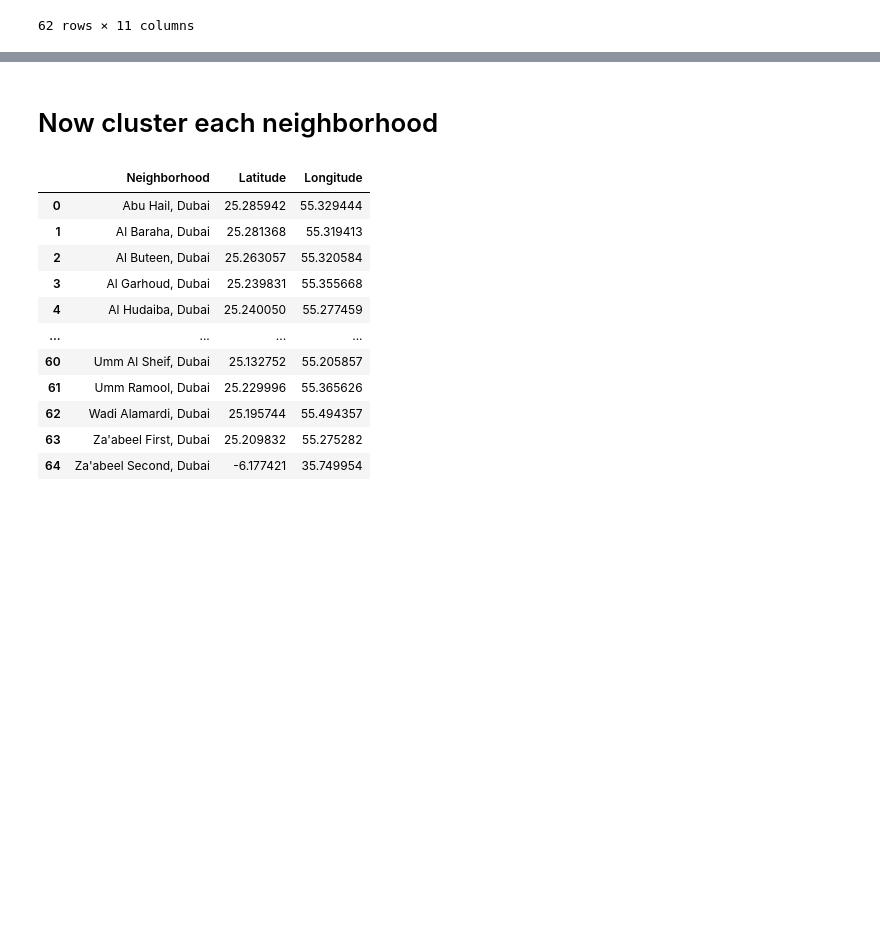
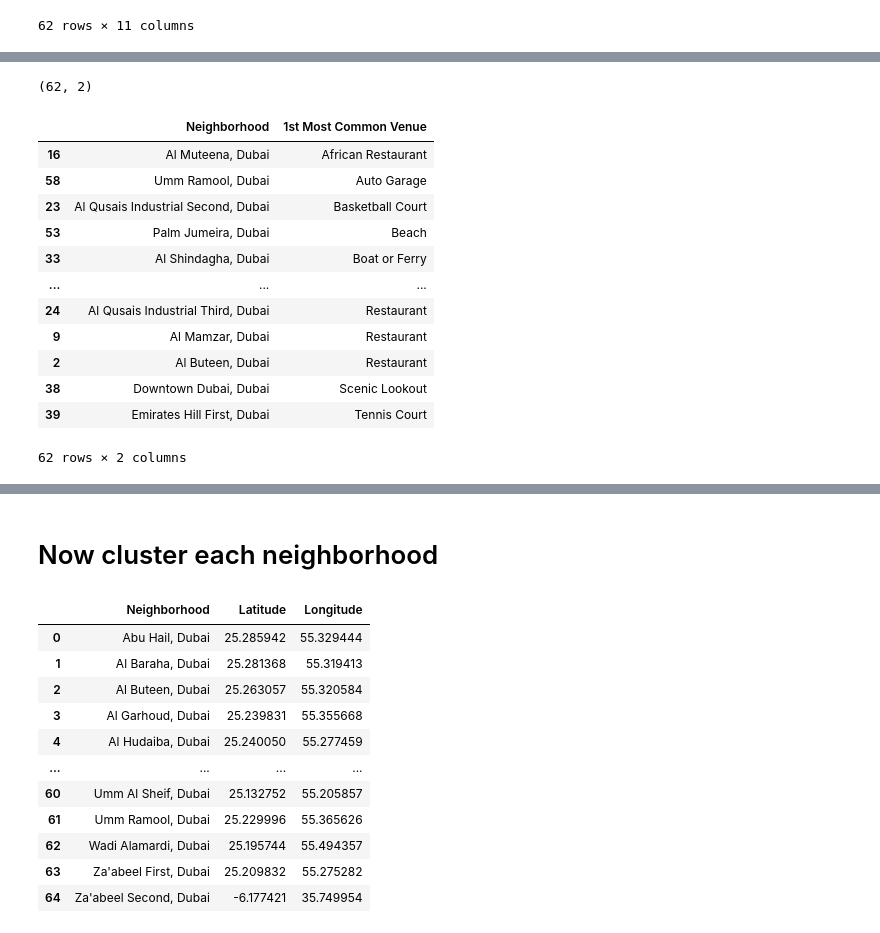
Before and after one commit to Vj-Ydv/Data_science_capstone, a Jupyter notebook: Final_Capstone/Data_science_capstone_final.ipynb, the cells around one changed output, grey strips where cells are left out. Drawn from its saved outputs; the diff is of its cells as text; code cells hidden in the pictures; blank space fills up the shorter version.

```diff
--- a/Final_Capstone/Data_science_capstone_final.ipynb
+++ b/Final_Capstone/Data_science_capstone_final.ipynb
@@ -730,0 +801,19 @@ neighborhoods_venues_sorted
+# %%
+#df_group
+print(most_common1.shape)
+most_common1
+# %% [output]
+(62, 2)
+|  | Neighborhood | 1st Most Common Venue |
+| 16 | Al Muteena, Dubai | African Restaurant |
+| 58 | Umm Ramool, Dubai | Auto Garage |
+| 23 | Al Qusais Industrial Second, Dubai | Basketball Court |
+| 53 | Palm Jumeira, Dubai | Beach |
+| 33 | Al Shindagha, Dubai | Boat or Ferry |
+| ... | ... | ... |
+| 24 | Al Qusais Industrial Third, Dubai | Restaurant |
+| 9 | Al Mamzar, Dubai | Restaurant |
+| 2 | Al Buteen, Dubai | Restaurant |
+| 38 | Downtown Dubai, Dubai | Scenic Lookout |
+| 39 | Emirates Hill First, Dubai | Tennis Court |
+62 rows × 2 columns
```
Also changed, not shown: parts of 13 cells of this notebook.
